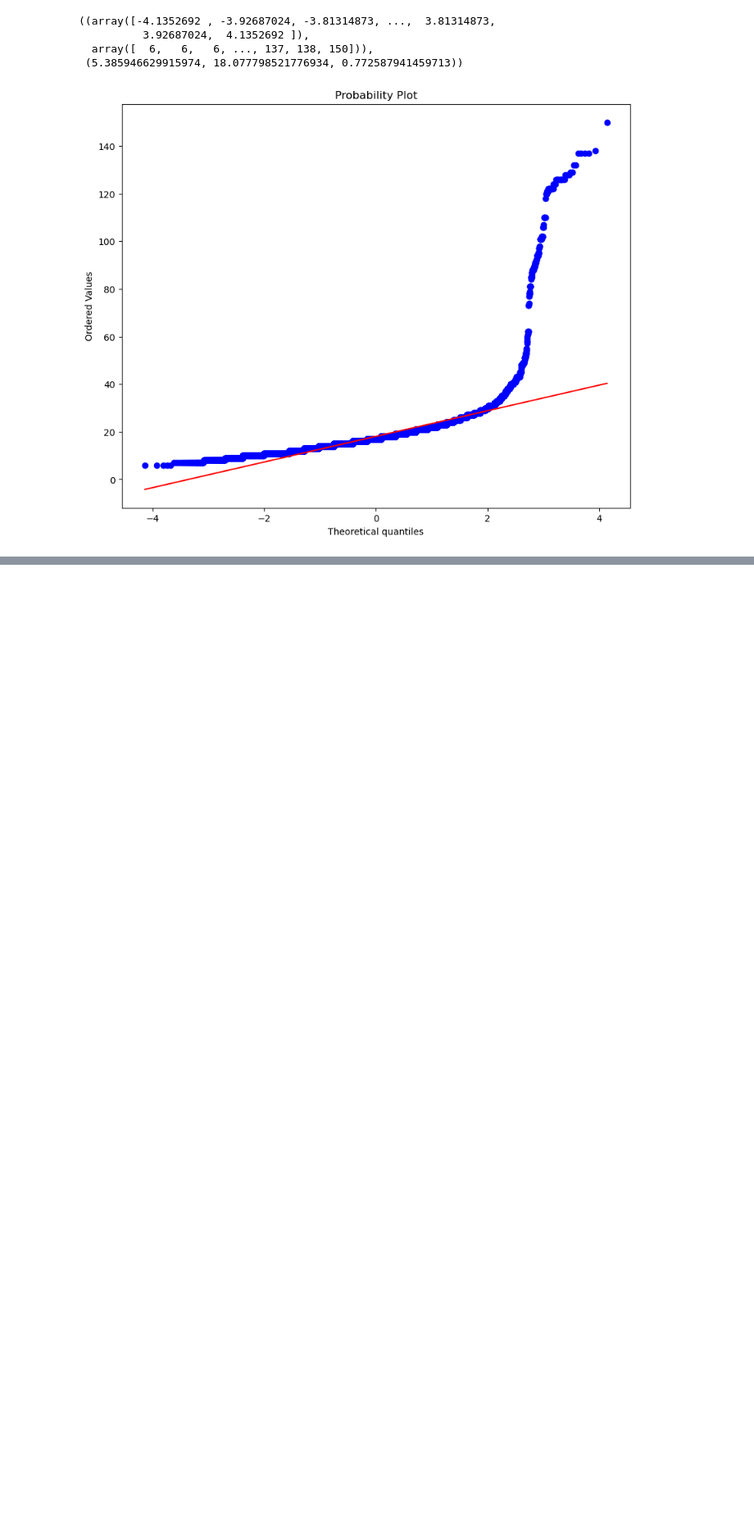
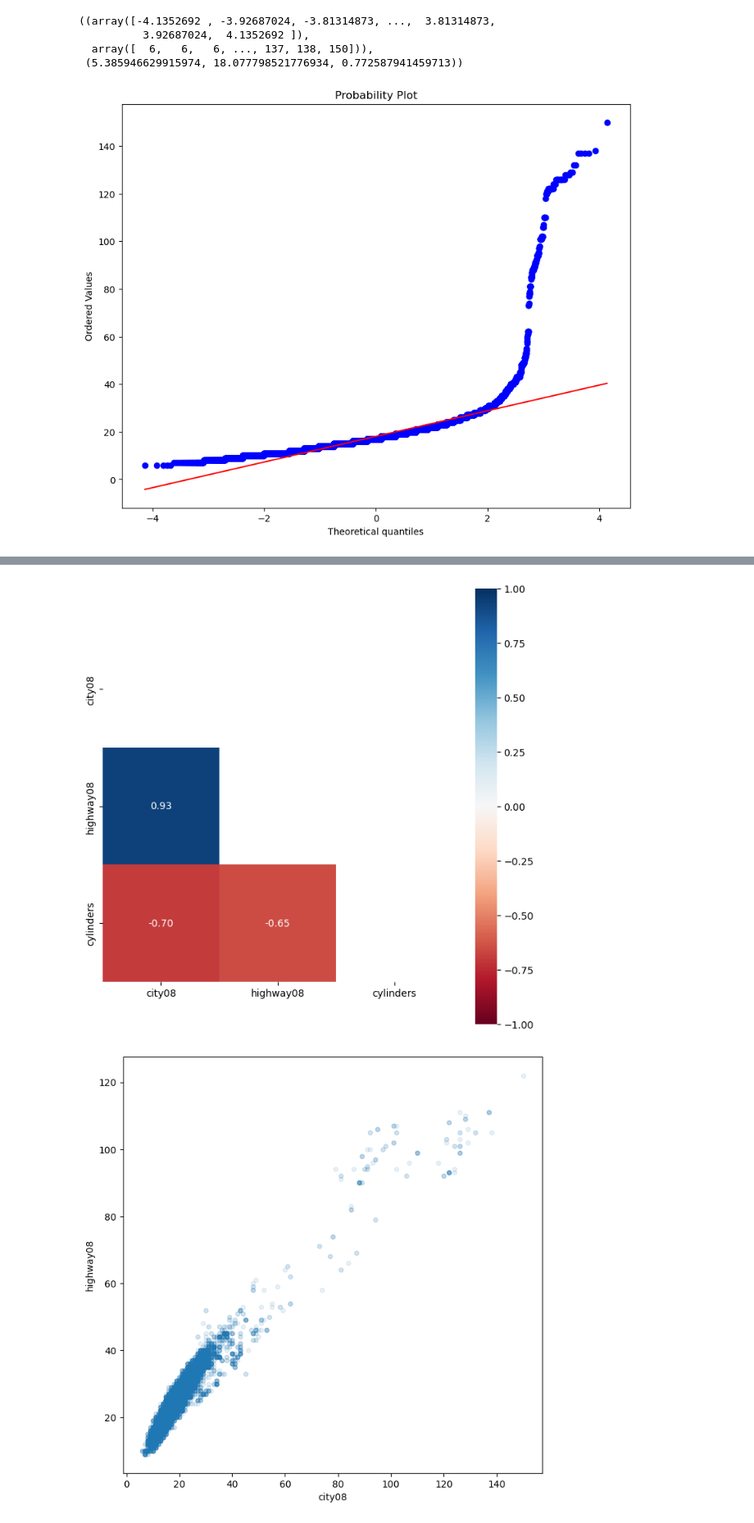
Before and after one commit to johnson80245/python, a Jupyter notebook: pandas cookbook ch 5.ipynb, the cells around one changed output, grey strips where cells are left out. Shown at 82% size. Cells and saved outputs as stored; diff of their text form; code cells hidden in the pictures; blank space fills up the shorter version.

```diff
--- a/pandas cookbook ch 5.ipynb
+++ b/pandas cookbook ch 5.ipynb
@@ -356,0 +357,56 @@ mask = fueleco.make.isin(["Ford","Honda","Tesla","BMW"])
+# %%
+#Comparing two Continuous Variables
+
+#Look at the covariance of the 2 numbers on same scale
+fueleco.city08.cov(fueleco.highway08) #Pos
+fueleco.city08.cov(fueleco.comb08)  #Pos
+fueleco.city08.cov(fueleco.cylinders) #Neg
+
+#Pearson Correlation
+fueleco.city08.corr(fueleco.highway08) # Pos
+fueleco.city08.corr(fueleco.cylinders) # Neg
+
+#Visualize the correlation in a heatmap
+fig, ax = plt.subplots(figsize = (8,8))
+corr = fueleco[
+    ["city08", "highway08","cylinders"]
+].corr()
+mask = np.zeros_like(corr, dtype = bool)
+mask[np.triu_indices_from(mask)] = True
+sns.heatmap(
+    corr,
+    mask = mask,
+    fmt = ".2f",
+    annot = True,
+    ax = ax,
+    cmap = "RdBu",
+    vmin = -1,
+    vmax = 1,
+    square = True
+)
+
+#Use pandas to scatterplot the relationship
+fig, ax = plt.subplots(figsize = (8,8))
+fueleco.plot.scatter(
+    x = "city08", y = "highway08", alpha = 0.1, ax = ax
+)
+
+#fix missing values of cylinders for elec. cars
+fueleco.cylinders.isna().sum()
+
+fig, ax = plt.subplots(figsize = (8,8))
+(
+    fueleco.assign(
+        cylinders = fueleco.cylinders.fillna(0)
+    ).plot.scatter(
+        x = "city08", y = "cylinders", alpha = 0.1, ax = ax
+    )
+)
+
+#Use seaborn to add regression line
+res = sns.lmplot(
+    x = "city08", y = "highway08", data = fueleco
+)
+# %% [output]
+[figure, added]
+[figure, added]
```
Also changed, not shown: parts of 2 cells of this notebook, 1 other file.
